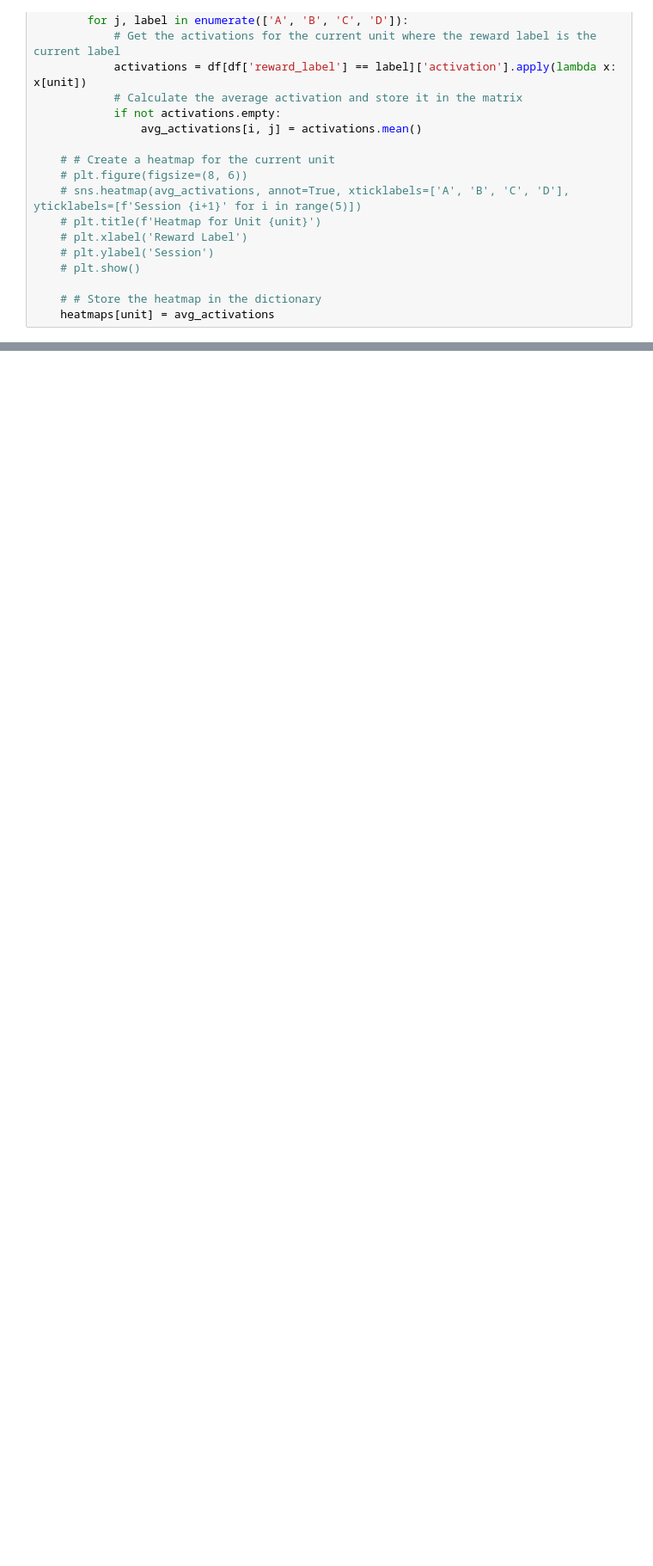
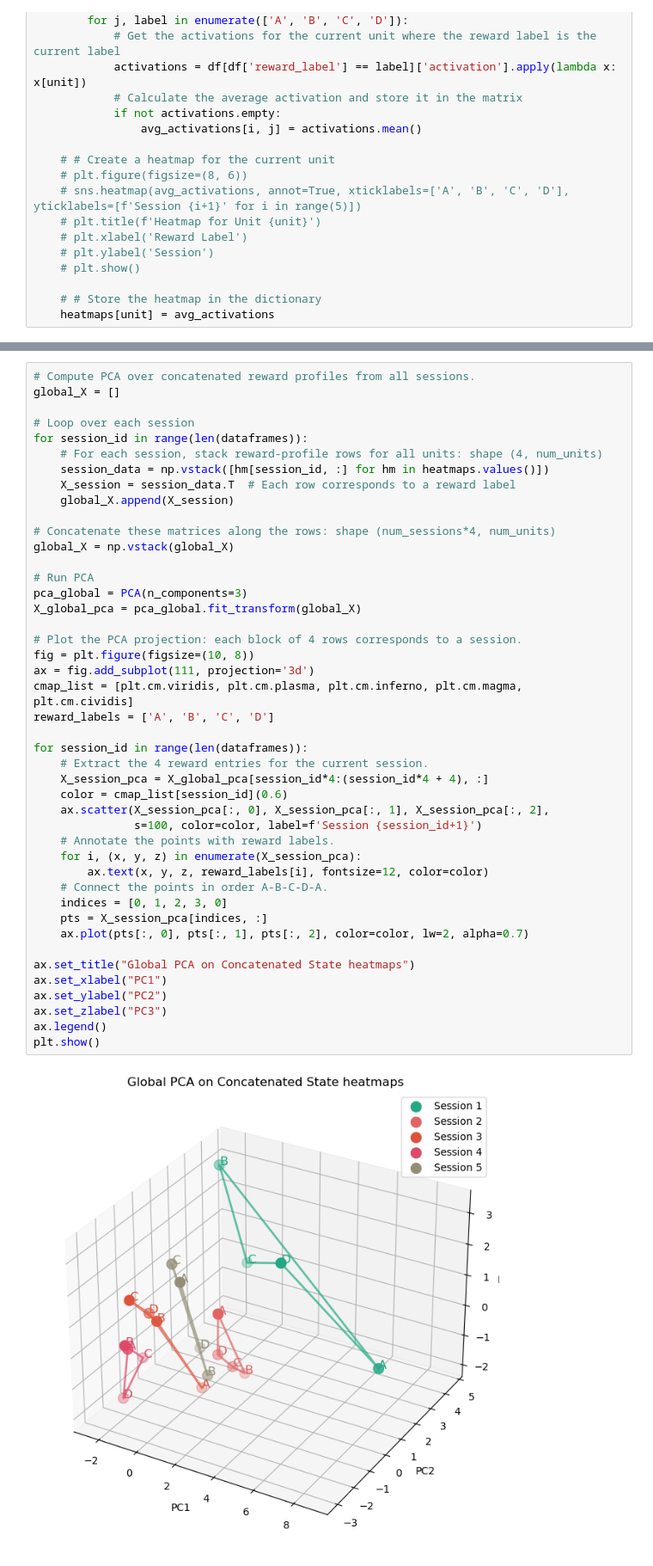
Before and after one commit to AdamLoydHarris/ABCD_RL, a Jupyter notebook: rnn_analysis.ipynb, the cells around one changed output, grey strips where cells are left out. Shown at 86% size. Cells and saved outputs as stored; diff of their text form; blank space fills up the shorter version.

```diff
--- a/rnn_analysis.ipynb
+++ b/rnn_analysis.ipynb
@@ -120,0 +141,46 @@ for elev, azim in view_angles:
+# %%
+# Compute PCA over concatenated reward profiles from all sessions.
+global_X = []
+
+# Loop over each session
+for session_id in range(len(dataframes)):
+    # For each session, stack reward-profile rows for all units: shape (4, num_units)
+    session_data = np.vstack([hm[session_id, :] for hm in heatmaps.values()])
+    X_session = session_data.T  # Each row corresponds to a reward label
+    global_X.append(X_session)
+
+# Concatenate these matrices along the rows: shape (num_sessions*4, num_units)
+global_X = np.vstack(global_X)
+
+# Run PCA
+pca_global = PCA(n_components=3)
+X_global_pca = pca_global.fit_transform(global_X)
+
+# Plot the PCA projection: each block of 4 rows corresponds to a session.
+fig = plt.figure(figsize=(10, 8))
+ax = fig.add_subplot(111, projection='3d')
+cmap_list = [plt.cm.viridis, plt.cm.plasma, plt.cm.inferno, plt.cm.magma, plt.cm.cividis]
+reward_labels = ['A', 'B', 'C', 'D']
+
+for session_id in range(len(dataframes)):
+    # Extract the 4 reward entries for the current session.
+    X_session_pca = X_global_pca[session_id*4:(session_id*4 + 4), :]
+    color = cmap_list[session_id](0.6)
+    ax.scatter(X_session_pca[:, 0], X_session_pca[:, 1], X_session_pca[:, 2],
+               s=100, color=color, label=f'Session {session_id+1}')
+    # Annotate the points with reward labels.
+    for i, (x, y, z) in enumerate(X_session_pca):
+        ax.text(x, y, z, reward_labels[i], fontsize=12, color=color)
+    # Connect the points in order A-B-C-D-A.
+    indices = [0, 1, 2, 3, 0]
+    pts = X_session_pca[indices, :]
+    ax.plot(pts[:, 0], pts[:, 1], pts[:, 2], color=color, lw=2, alpha=0.7)
+
+ax.set_title("Global PCA on Concatenated State heatmaps")
+ax.set_xlabel("PC1")
+ax.set_ylabel("PC2")
+ax.set_zlabel("PC3")
+ax.legend()
+plt.show()
+# %% [output]
+[figure, added]
```
Also changed, not shown: parts of 6 cells of this notebook.
